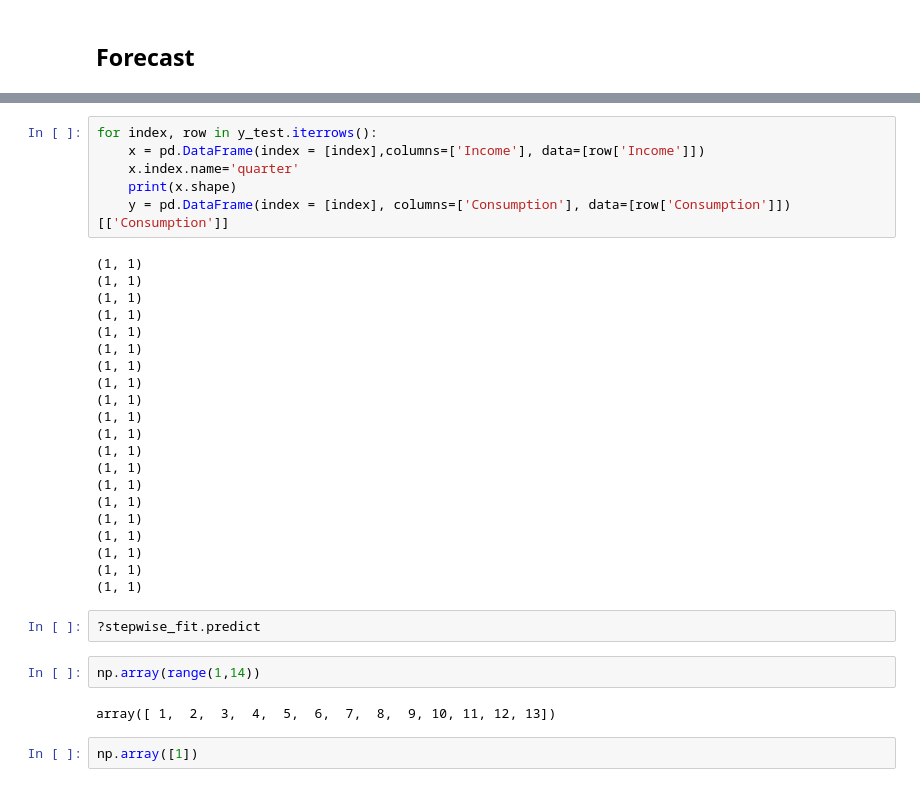
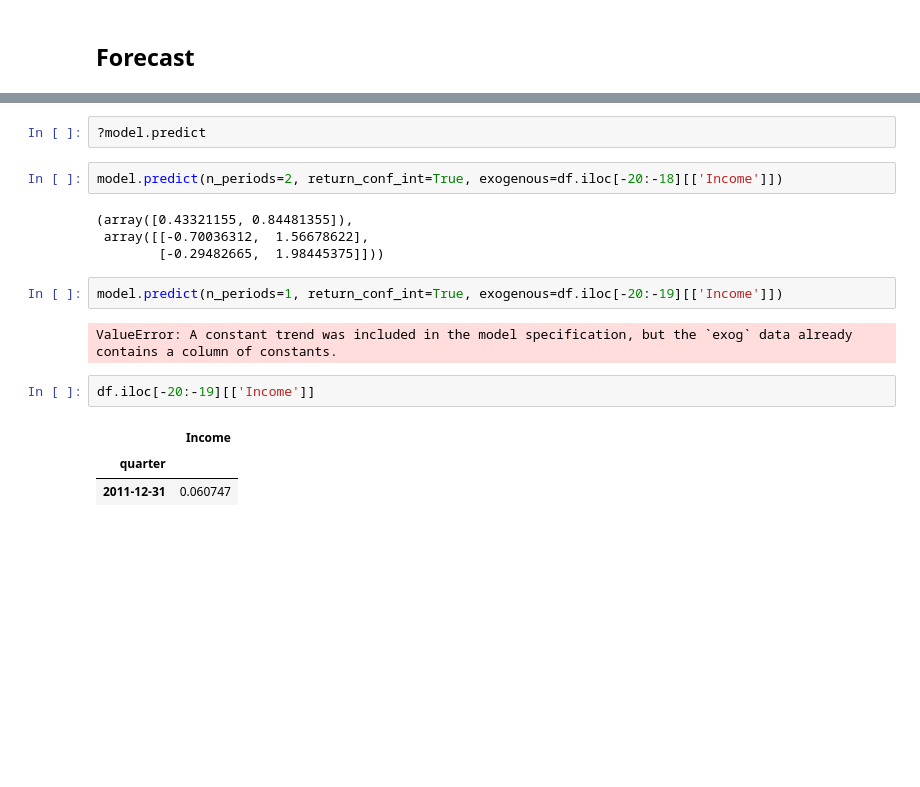
Before and after one commit to PundirShivam/Forecasting_Principles_and_Practice, a Jupyter notebook: deepak/Chapter_9_Examples.ipynb, the cells around one changed output, grey strips where cells are left out. Drawn from its saved outputs; the diff is of its cells as text; blank space fills up the shorter version.

```diff
--- a/deepak/Chapter_9_Examples.ipynb
+++ b/deepak/Chapter_9_Examples.ipynb
@@ -325,38 +303,21 @@ print(f"SMAPE: {smape(y_test, forecasts)}")
 quarter
 2011-12-31  0.060747
 ValueError: A constant trend was included in the model specification, but the `exog` data already contains a column of constants.
-# %%
-for index, row in y_test.iterrows():
-    x = pd.DataFrame(index = [index],columns=['Income'], data=[row['Income']])
-    x.index.name='quarter'
-    print(x.shape)
-    y = pd.DataFrame(index = [index], columns=['Consumption'], data=[row['Consumption']])[['Consumption']]
-# %% [output]
-(1, 1)
-(1, 1)
-(1, 1)
-(1, 1)
-(1, 1)
-(1, 1)
-(1, 1)
-(1, 1)
-(1, 1)
-(1, 1)
-(1, 1)
-(1, 1)
-(1, 1)
-(1, 1)
-(1, 1)
-(1, 1)
-(1, 1)
-(1, 1)
-(1, 1)
-(1, 1)
 # %%
-?stepwise_fit.predict
+?model.predict
-# %%
-np.array(range(1,14))
-# %% [output]
-array([ 1,  2,  3,  4,  5,  6,  7,  8,  9, 10, 11, 12, 13])
-# %%
-np.array([1])
+# %%
+model.predict(n_periods=2, return_conf_int=True, exogenous=df.iloc[-20:-18][['Income']])
+# %% [output]
+(array([0.43321155, 0.84481355]),
+ array([[-0.70036312,  1.56678622],
+        [-0.29482665,  1.98445375]]))
+# %%
+model.predict(n_periods=1, return_conf_int=True, exogenous=df.iloc[-20:-19][['Income']])
+# %% [output]
+ValueError: A constant trend was included in the model specification, but the `exog` data already contains a column of constants.
+# %%
+df.iloc[-20:-19][['Income']]
+# %% [output]
+|  | Income |
+| quarter |  |
+| 2011-12-31 | 0.060747 |
```
Also changed, not shown: parts of 6 cells of this notebook, 3 other files.
